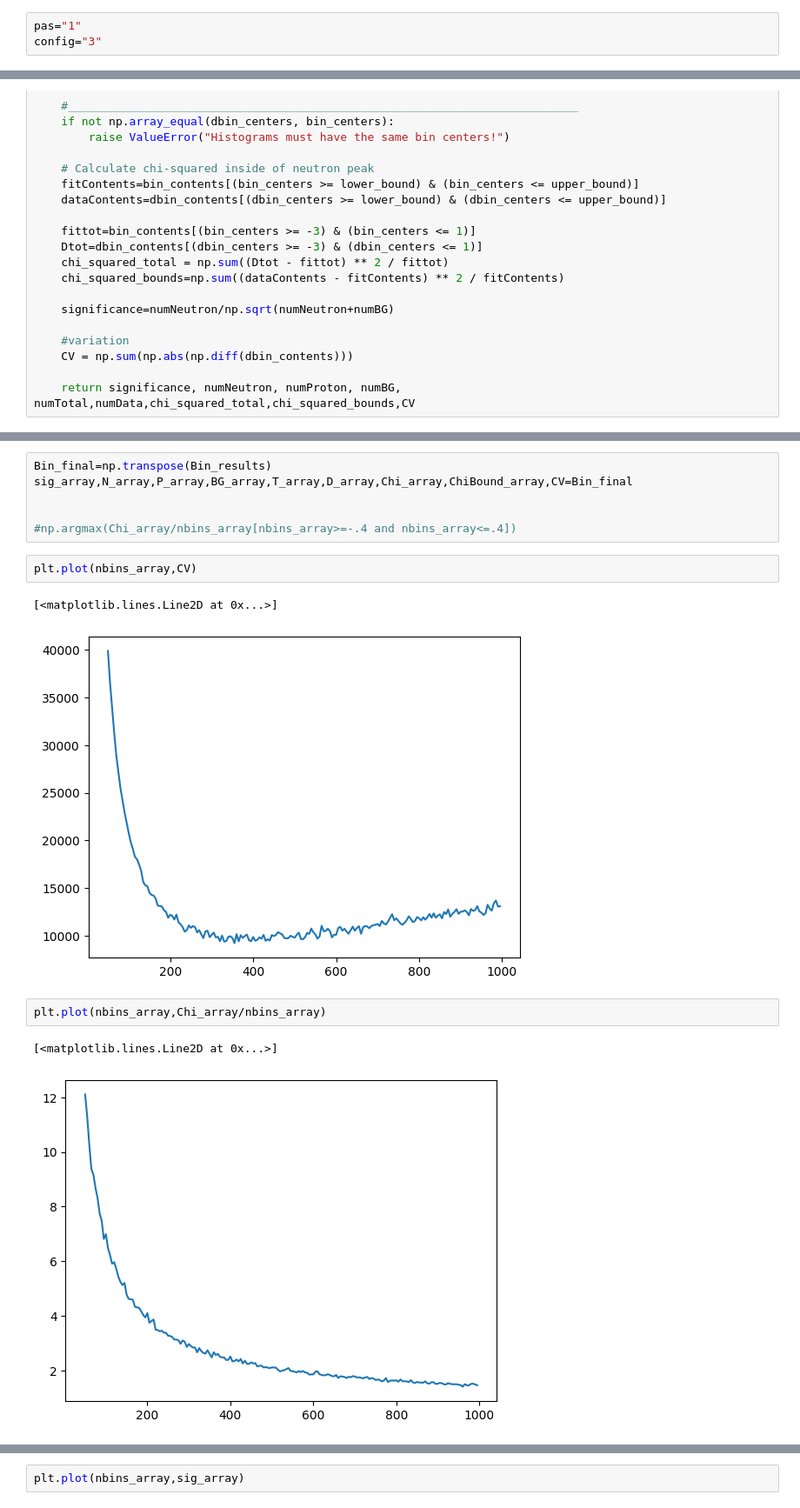
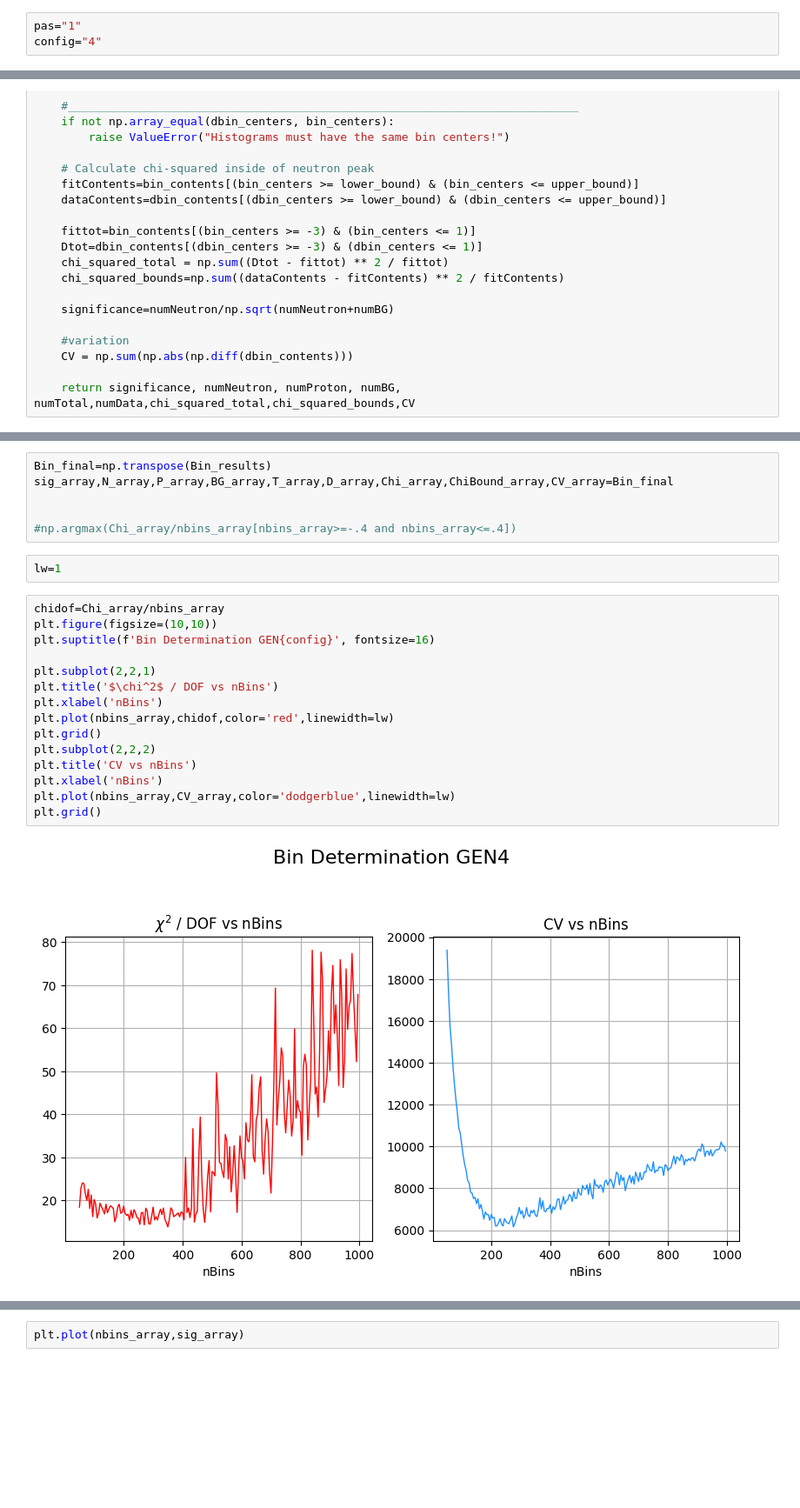
Before and after one commit to hp4xz/GEnAnalysis, a Jupyter notebook: analysis/cutselection.ipynb, the cells around one changed output, grey strips where cells are left out. Shown at 87% size. Saved outputs shown, nothing was run; the diff lists cells and outputs as text; blank space fills up the shorter version.

```diff
--- a/analysis/cutselection.ipynb
+++ b/analysis/cutselection.ipynb
@@ -23,7 +23,7 @@ from ROOT import gStyle, TChain, TH1F, TCanvas, TLegend
 from joblib import Parallel, delayed
 # %%
 pas="1"
-config="3"
+config="4"
 # %% [markdown]
 # Current cuts
 # %%
@@ -548,16 +548,25 @@ Error in <THashList::Delete>: A list is accessing an object (0xdbb3570) already
 # %%
 Bin_final=np.transpose(Bin_results)
-sig_array,N_array,P_array,BG_array,T_array,D_array,Chi_array,ChiBound_array,CV=Bin_final
+sig_array,N_array,P_array,BG_array,T_array,D_array,Chi_array,ChiBound_array,CV_array=Bin_final
 
 
 #np.argmax(Chi_array/nbins_array[nbins_array>=-.4 and nbins_array<=.4])
-# %%
-plt.plot(nbins_array,CV)
-# %% [output]
-[<matplotlib.lines.Line2D at 0x...>]
-[figure, removed]
-# %%
-plt.plot(nbins_array,Chi_array/nbins_array)
-# %% [output]
-[<matplotlib.lines.Line2D at 0x...>]
-[figure, removed]
+# %%
+lw=1
+# %%
+chidof=Chi_array/nbins_array
+plt.figure(figsize=(10,10))
+plt.suptitle(f'Bin Determination GEN{config}', fontsize=16)
+
+plt.subplot(2,2,1)
+plt.title('$\chi^2$ / DOF vs nBins')
+plt.xlabel('nBins')
+plt.plot(nbins_array,chidof,color='red',linewidth=lw)
+plt.grid()
+plt.subplot(2,2,2)
+plt.title('CV vs nBins')
+plt.xlabel('nBins')
+plt.plot(nbins_array,CV_array,color='dodgerblue',linewidth=lw)
+plt.grid()
+# %% [output]
+[figure, added]
```
Also changed, not shown: parts of 24 cells of this notebook, 18 other files.
